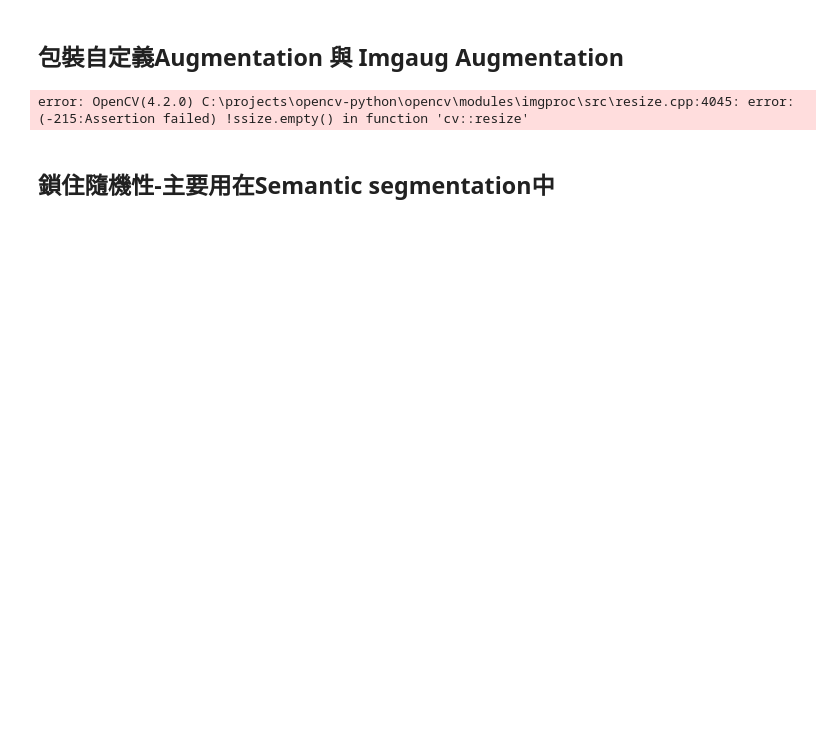
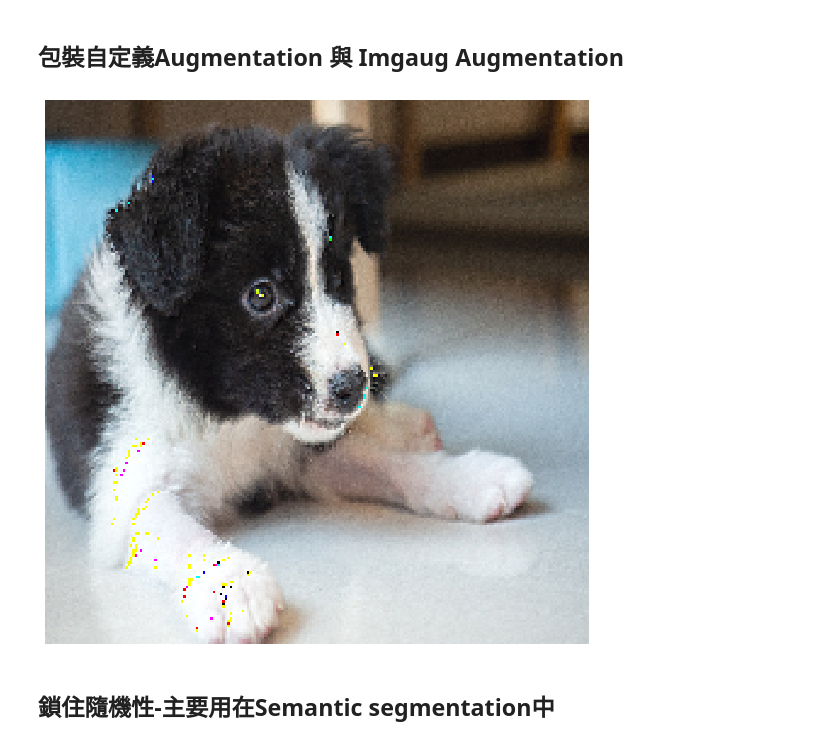
Before and after one commit to EstherCS/2nd-DL-CVMarathon, a Jupyter notebook: Day016_Image Augmentation_HW.ipynb, the cells around one changed output. Cells and saved outputs as stored; diff of their text form; code cells hidden in the pictures; blank space fills up the shorter version.

```diff
--- a/Day016_Image Augmentation_HW.ipynb
+++ b/Day016_Image Augmentation_HW.ipynb
@@ -345,24 +349,24 @@ Augmenation=TrainAugmentations()
 # %%
 import numpy as np
 import imgaug as ia
 import imgaug.augmenters as iaa
 import matplotlib.pyplot as plt
 %matplotlib inline
 
 ##輸入照片
-img = cv2.imread('Tano.JPG')
+img = cv2.imread('data/Tano.JPG',)
 img = cv2.resize(img, (224,224))##改變圖片尺寸
 img = cv2.cvtColor(img, cv2.COLOR_BGR2RGB) #Cv2讀進來是BGR，轉成RGB
-
+img=img.astype(np.uint8)
 output=Augmenation(img)
 
 ##畫出來
 plt.figure(figsize=(10,10))
 for image in images_aug:
     plt.imshow(output.astype(np.uint8))
     plt.axis('off')
 # %% [output]
-error: OpenCV(4.2.0) C:\projects\opencv-python\opencv\modules\imgproc\src\resize.cpp:4045: error: (-215:Assertion failed) !ssize.empty() in function 'cv::resize'
+[figure, added]
 # %% [markdown]
 ## 鎖住隨機性-主要用在Semantic segmentation中
 # %%
```
Also changed, not shown: parts of 5 cells of this notebook.
